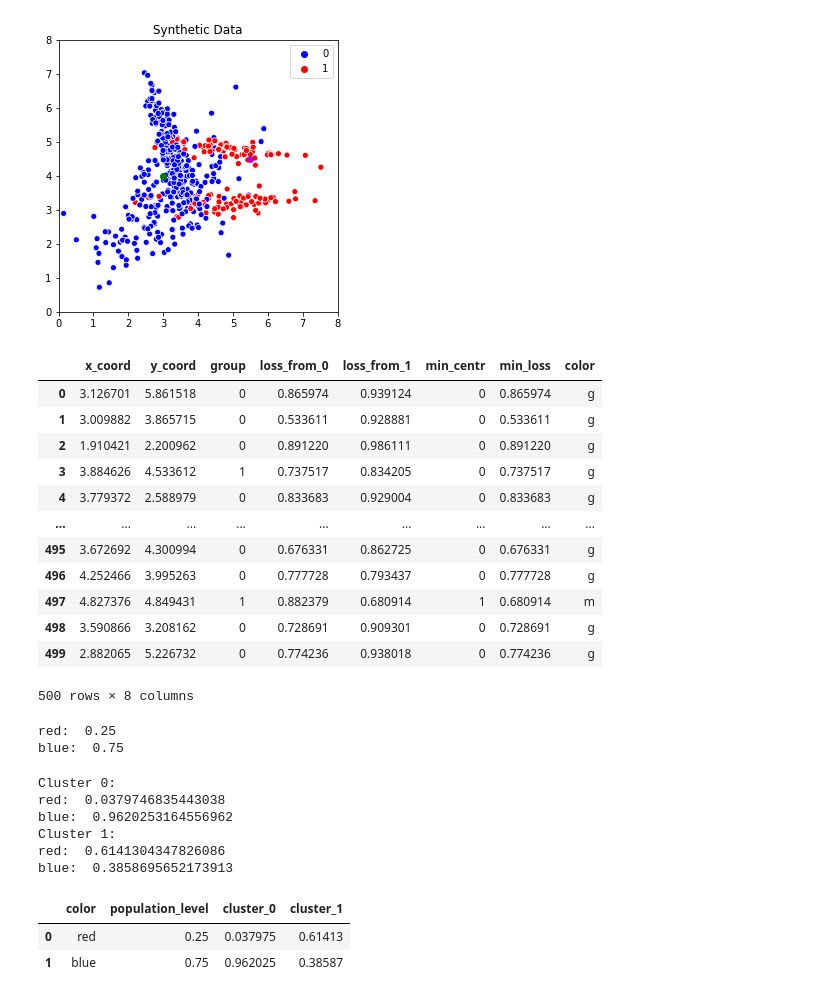
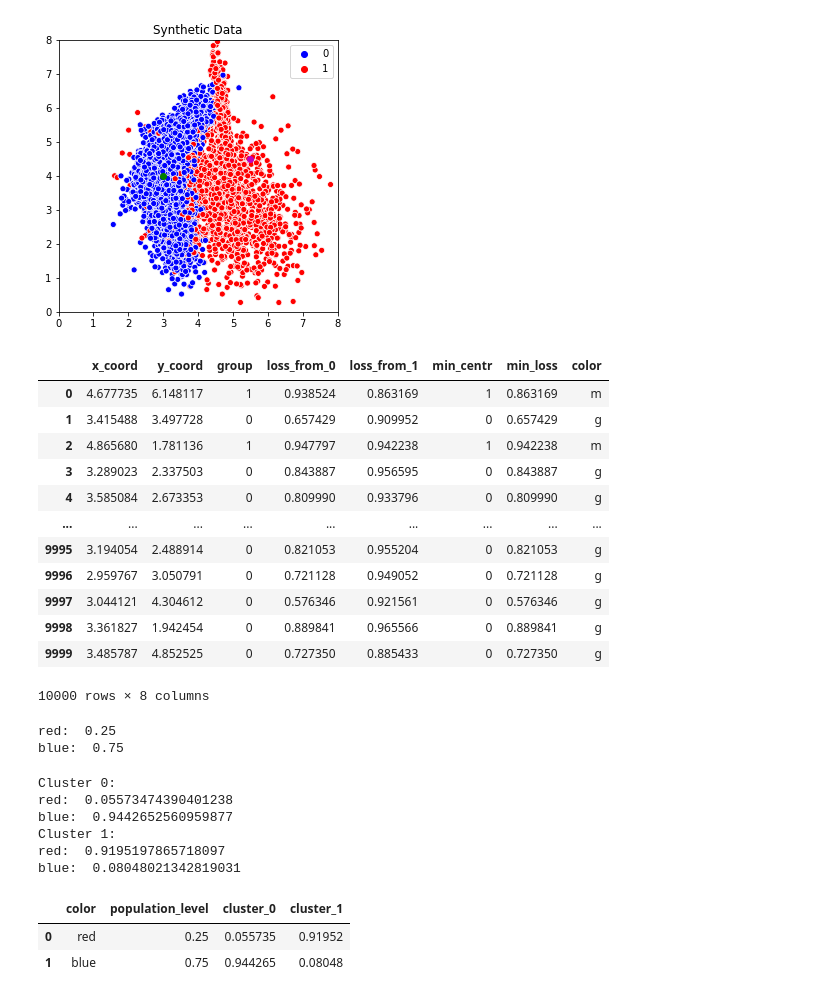
Before and after one commit to mbalestra/AllocateResourcesFairly, a Jupyter notebook: algorithm/synth_data.ipynb, the cells around one changed output. Saved outputs shown, nothing was run; the diff lists cells and outputs as text; code cells hidden in the pictures.

```diff
--- a/algorithm/synth_data.ipynb
+++ b/algorithm/synth_data.ipynb
@@ -147,7 +220,7 @@ import pandas as pd
 
 
 # Generate Imbalanced Synthetic Data
-X,y = make_classification(n_samples=500, shift=4 ,n_features=2,n_informative=2, n_redundant=0, n_repeated=0, n_classes=2, n_clusters_per_class=2,class_sep=.8,flip_y=0,weights=[0.75,0.25], random_state=55)
+X,y = make_classification(n_samples=10000, shift=4 ,n_features=2,n_informative=2, n_redundant=0, n_repeated=0, n_classes=2, n_clusters_per_class=2,class_sep=.8,flip_y=0,weights=[0.75,0.25], random_state=55)
 
 #create dataframe to hold x and y coordinates
 df = pd.DataFrame({
@@ -162,51 +235,51 @@ df['group'] = y
 
 
 # np.random.seed(42)
 
 #arbitrarily picked random k (number of centroids)
 k = 2
 
 #randomly initialized centroid x and y coordinates (in real data we will actually have these coordinates)
 centroids = {
     0: [3,4],
     1: [5.5, 4.5]
 }
 
 #colors for centroids
 color_map = {0: 'g', 1: 'm'}
 
 
 #plot synthetic data
 fig = plt.figure(figsize=(5,5))
 ax = sns.scatterplot(X[:,0],X[:,1],hue=y, palette=['blue','red'])
 
 for i in centroids.keys():
   plt.scatter(centroids[i][0], centroids[i][1], color=color_map[i])
 df = assign_cluster(df, centroids)
 df
 plt.xlim(0, 8)
 plt.ylim(0, 8)
 ax.set_title("Synthetic Data");
 plt.show()
 # %% [output]
-[figure, old version]
+[figure, new version]
 # %%
 df = assign_cluster(df, centroids)
 df
 # %% [output]
 |  | x_coord | y_coord | group | loss_from_0 | loss_from_1 | min_centr | min_loss | color |
-| 0 | 3.126701 | 5.861518 | 0 | 0.865974 | 0.939124 | 0 | 0.865974 | g |
-| 1 | 3.009882 | 3.865715 | 0 | 0.533611 | 0.928881 | 0 | 0.533611 | g |
-| 2 | 1.910421 | 2.200962 | 0 | 0.891220 | 0.986111 | 0 | 0.891220 | g |
-| 3 | 3.884626 | 4.533612 | 1 | 0.737517 | 0.834205 | 0 | 0.737517 | g |
-| 4 | 3.779372 | 2.588979 | 0 | 0.833683 | 0.929004 | 0 | 0.833683 | g |
+| 0 | 4.677735 | 6.148117 | 1 | 0.938524 | 0.863169 | 1 | 0.863169 | m |
+| 1 | 3.415488 | 3.497728 | 0 | 0.657429 | 0.909952 | 0 | 0.657429 | g |
+| 2 | 4.865680 | 1.781136 | 1 | 0.947797 | 0.942238 | 1 | 0.942238 | m |
+| 3 | 3.289023 | 2.337503 | 0 | 0.843887 | 0.956595 | 0 | 0.843887 | g |
+| 4 | 3.585084 | 2.673353 | 0 | 0.809990 | 0.933796 | 0 | 0.809990 | g |
 | ... | ... | ... | ... | ... | ... | ... | ... | ... |
-| 495 | 3.672692 | 4.300994 | 0 | 0.676331 | 0.862725 | 0 | 0.676331 | g |
-| 496 | 4.252466 | 3.995263 | 0 | 0.777728 | 0.793437 | 0 | 0.777728 | g |
-| 497 | 4.827376 | 4.849431 | 1 | 0.882379 | 0.680914 | 1 | 0.680914 | m |
-| 498 | 3.590866 | 3.208162 | 0 | 0.728691 | 0.909301 | 0 | 0.728691 | g |
-| 499 | 2.882065 | 5.226732 | 0 | 0.774236 | 0.938018 | 0 | 0.774236 | g |
+| 9995 | 3.194054 | 2.488914 | 0 | 0.821053 | 0.955204 | 0 | 0.821053 | g |
+| 9996 | 2.959767 | 3.050791 | 0 | 0.721128 | 0.949052 | 0 | 0.721128 | g |
+| 9997 | 3.044121 | 4.304612 | 0 | 0.576346 | 0.921561 | 0 | 0.576346 | g |
+| 9998 | 3.361827 | 1.942454 | 0 | 0.889841 | 0.965566 | 0 | 0.889841 | g |
+| 9999 | 3.485787 | 4.852525 | 0 | 0.727350 | 0.885433 | 0 | 0.727350 | g |
-500 rows × 8 columns
+10000 rows × 8 columns
 # %%
 #all points clustered around centroid 0
 clust_0 = df[df['min_centr'] == 0]
@@ -280,14 +353,14 @@ color_rates = pd.DataFrame({'color': ['red', 'blue'],
 color_rates
 # %% [output]
 Cluster 0:
-red:  0.0379746835443038
-blue:  0.9620253164556962
+red:  0.05573474390401238
+blue:  0.9442652560959877
 Cluster 1:
-red:  0.6141304347826086
-blue:  0.3858695652173913
+red:  0.9195197865718097
+blue:  0.08048021342819031
 |  | color | population_level | cluster_0 | cluster_1 |
-| 0 | red | 0.25 | 0.037975 | 0.61413 |
-| 1 | blue | 0.75 | 0.962025 | 0.38587 |
+| 0 | red | 0.25 | 0.055735 | 0.91952 |
+| 1 | blue | 0.75 | 0.944265 | 0.08048 |
 # %%
 #plot representing the percentage differences in red/blue group representation on population/cluster level
 plt.scatter(color_rates['color'], color_rates['population_level'],label='population level')
```
Also changed, not shown: parts of 8 cells of this notebook, 2 other files.
